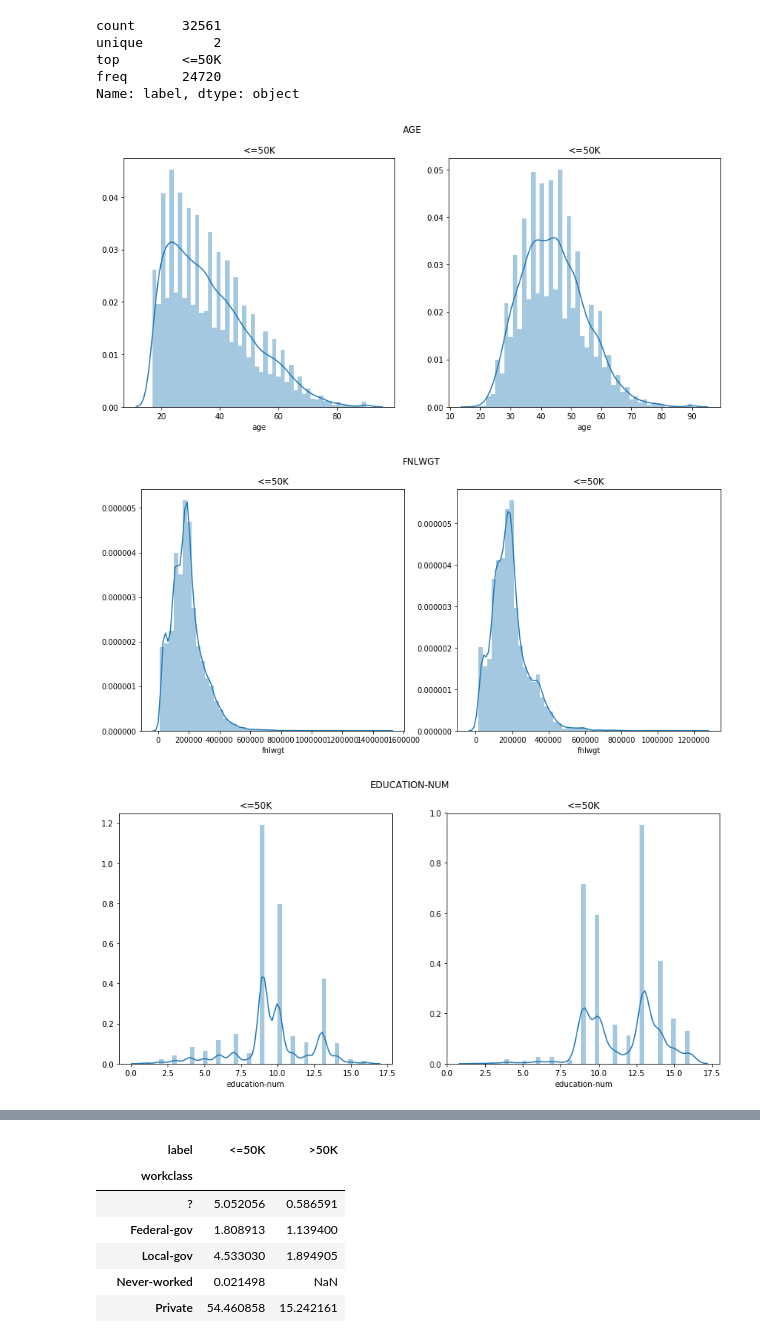
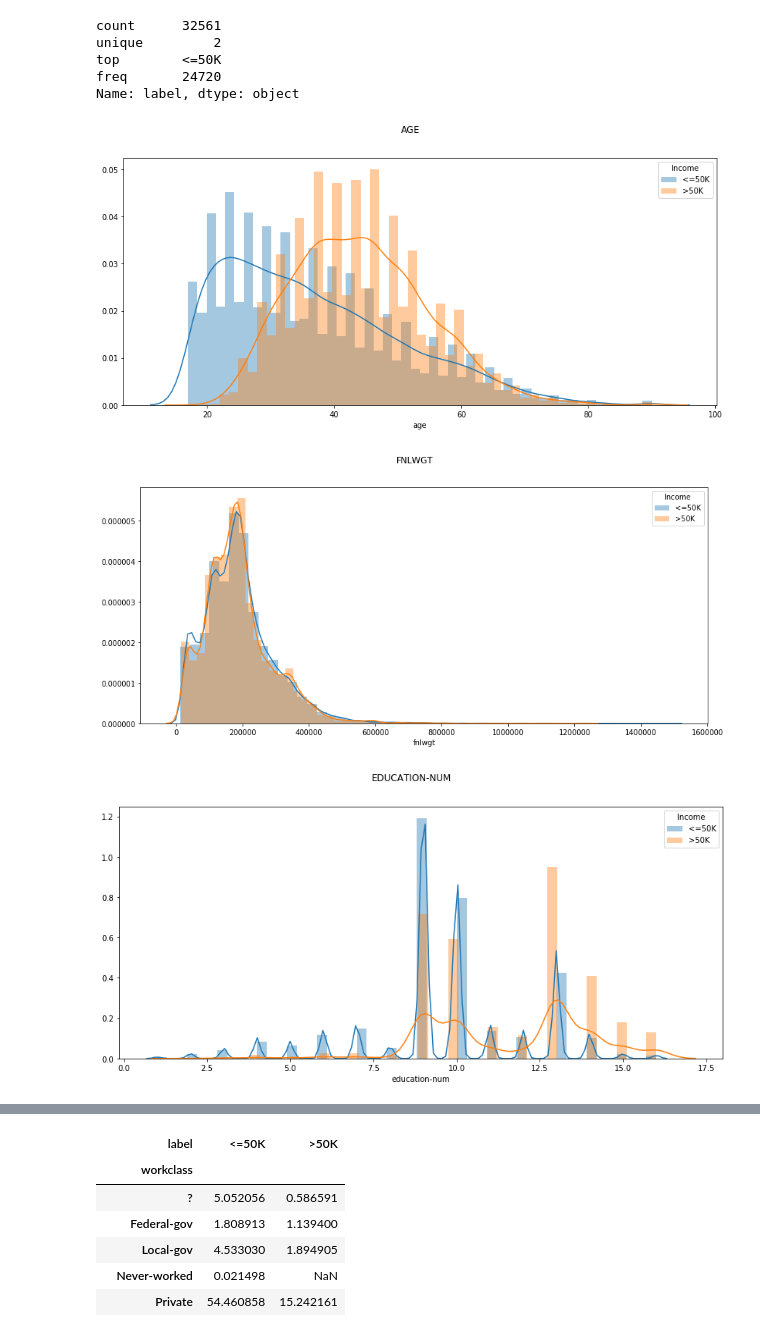
Before and after one commit to jspoelstra/encodings, a Jupyter notebook: CensusModel.ipynb, the cells around one changed output, grey strips where cells are left out. Drawn from its saved outputs; the diff is of its cells as text; code cells hidden in the pictures.

Commit message:
Updated distribution plots of numerical columns

```diff
--- a/CensusModel.ipynb
+++ b/CensusModel.ipynb
@@ -125,15 +125,12 @@ Name: label, dtype: object
 # %%
 for col in num_cols:
     plt.figure(figsize=(14,6))
     plt.suptitle(str.upper(col))
-    plt.subplot(121)
-    plt.gca().set_title('<=50K')
     sns.distplot(df_train[df_train['label']==' <=50K'][col])
-    plt.subplot(122)
-    plt.gca().set_title('<=50K')
     sns.distplot(df_train[df_train['label']!=' <=50K'][col])
+    plt.legend(title='Income', loc='upper right', labels=['<=50K', '>50K'])
     plt.show()
 # %% [output]
-[figure, old version]
+[figure, new version]
-[figure, old version]
+[figure, new version]
-[figure, old version]
+[figure, new version]
```
Also changed, not shown: parts of 5 cells of this notebook.
